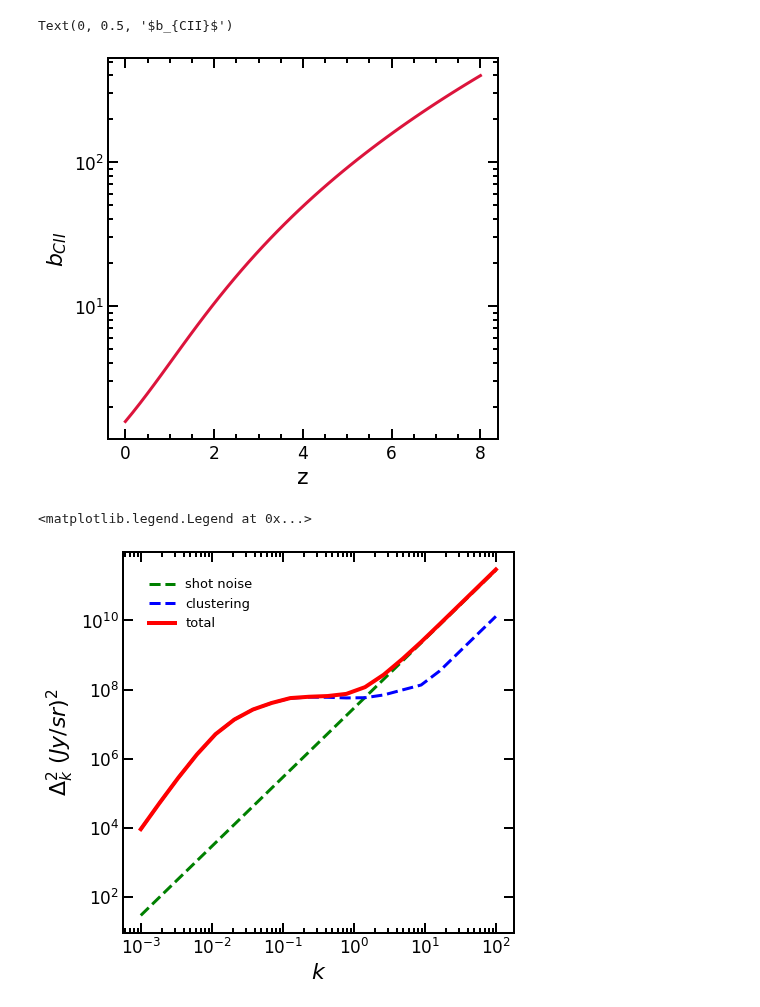
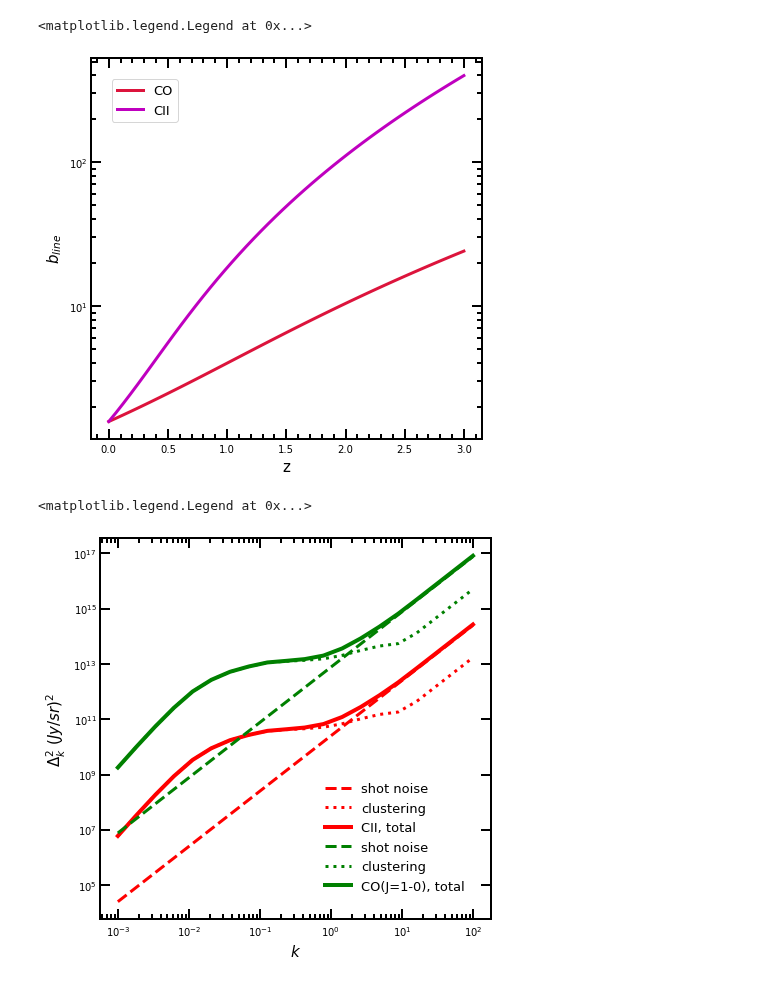
Before and after one commit to Anirbancosmo/Limpy, a Jupyter notebook: notebook/theory.ipynb, the cells around one changed output. Saved outputs shown, nothing was run; the diff lists cells and outputs as text; code cells hidden in the pictures.

```diff
--- a/notebook/theory.ipynb
+++ b/notebook/theory.ipynb
@@ -53,32 +123,53 @@ plt.legend(loc=0, frameon=False)
 # %%
 # plot bias of CII lines
+z_c2=np.linspace(0, 8, num=50)
+z_co=np.linspace(0, 3, num=50)
 
-bline=[lt.b_line(zz) for zz in z]
-plt.plot(z,bline,lw=3, color='crimson')
+bline_co=[lt.b_line(zz, line_name='CII') for zz in z_co]
+bline_c2=[lt.b_line(zz, line_name='CII') for zz in z_c2]
+
+plt.plot(z,bline_co,lw=3, color='crimson',label="CO")
+plt.plot(z,bline_c2,lw=3, color='m',label="CII")
 plt.yscale('log')
 plt.xlabel('z')
-plt.ylabel(r'$b_{CII}$')
+plt.ylabel(r'$b_{line}$')
+plt.legend(loc=0)
 # %% [output]
-Text(0, 0.5, '$b_{CII}$')
+<matplotlib.legend.Legend at 0x...>
-[figure, old version]
+[figure, new version]
 # %%
 # plot all the power spectra
-zline=5.0
-nu_rest_line=1900 #GhZ
+zline=3.0
+nu_rest_cii=1900 #GhZ
 k=np.logspace(-3, 2, num=20)
-pkshot=[lt.Pk_line(kk,zline,nu_rest_line,label='shot') for kk in k]
-pkclus=[lt.Pk_line(kk,zline,nu_rest_line,label='clustering') for kk in k]
-pktotal=[lt.Pk_line(kk,zline,nu_rest_line,label='total') for kk in k]
+line_name='CII'
+pkshot_cii=[lt.Pk_line(kk,zline,nu_rest_cii,line_name=line_name,label='shot') for kk in k]
+pkclus_cii=[lt.Pk_line(kk,zline,nu_rest_cii,line_name=line_name,label='clustering') for kk in k]
+pktotal_cii=[lt.Pk_line(kk,zline,nu_rest_cii,line_name=line_name,label='total') for kk in k]
+# %%
+# plot all the power spectra
+zline=3.0
+nu_rest_co=115 #GhZ
+k=np.logspace(-3, 2, num=20)
+line_name='CO10'
+pkshot_co=[lt.Pk_line(kk,zline,nu_rest_cii,line_name=line_name,label='shot') for kk in k]
+pkclus_co=[lt.Pk_line(kk,zline,nu_rest_cii,line_name=line_name,label='clustering') for kk in k]
+pktotal_co=[lt.Pk_line(kk,zline,nu_rest_cii,line_name=line_name,label='total') for kk in k]
 # %%
-plt.plot(k, k**2*pkshot/2.0/np.pi, lw=3, ls='--', color='g', label="shot noise")
-plt.plot(k, k**2*pkclus/2.0/np.pi, lw=3, ls='--', color='b',label="clustering")
-plt.plot(k, k**2*pktotal/2.0/np.pi, lw=4, color='r',label="total")
+plt.plot(k, k**2*pkshot_cii/2.0/np.pi, lw=3, ls='--', color='r', label="shot noise")
+plt.plot(k, k**2*pkclus_cii/2.0/np.pi, lw=3, ls=':', color='r',label="clustering")
+plt.plot(k, k**2*pktotal_cii/2.0/np.pi, lw=4, color='r',label="CII, total")
+
+plt.plot(k, k**2*pkshot_co/2.0/np.pi, lw=3, ls='--', color='g', label="shot noise")
+plt.plot(k, k**2*pkclus_co/2.0/np.pi, lw=3, ls=':', color='g',label="clustering")
+plt.plot(k, k**2*pktotal_co/2.0/np.pi, lw=4, color='g',label="CO(J=1-0), total")
 
 plt.ylabel(r'$\Delta^2_k\,\,(Jy/sr)^2$')
 plt.xlabel(r'$k$')
 plt.yscale('log')
 plt.xscale('log')
 plt.legend(loc=0, frameon=False)
+#plt.xlim(1e-1,1e1)
 # %% [output]
 <matplotlib.legend.Legend at 0x...>
-[figure, old version]
+[figure, new version]
```
Also changed, not shown: parts of 7 cells of this notebook, 8 other files.
